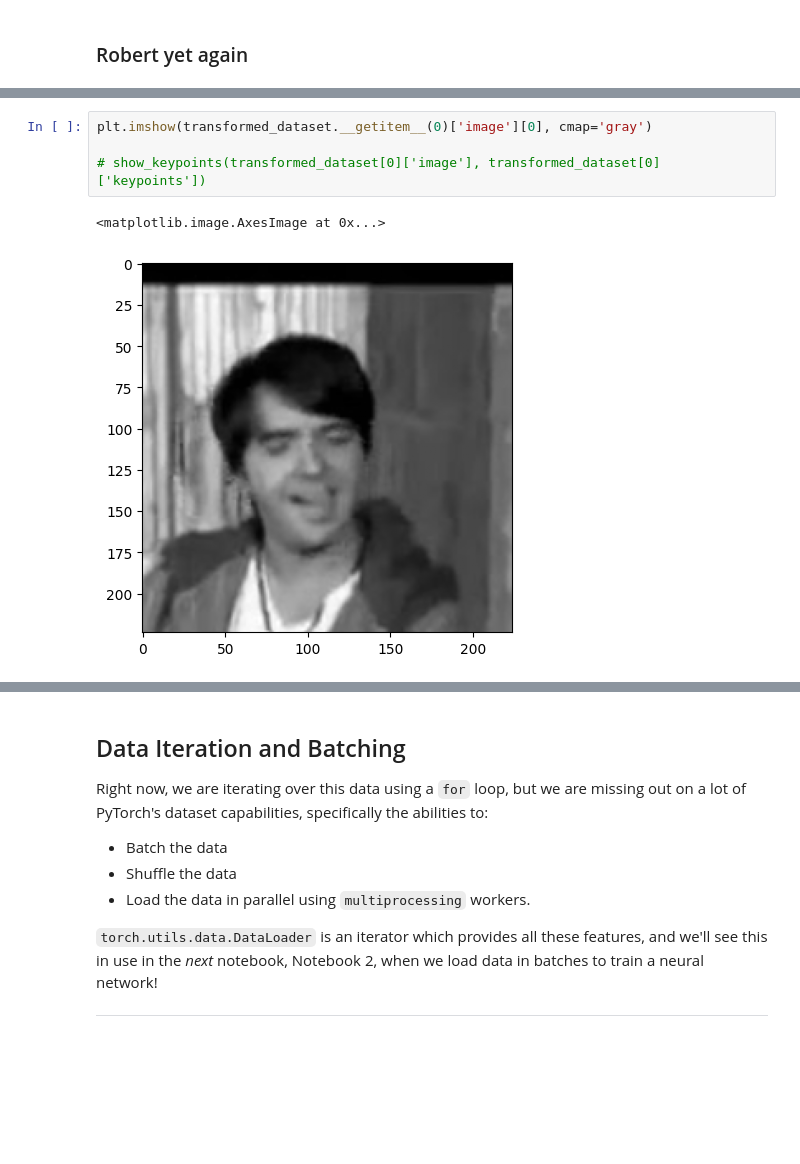
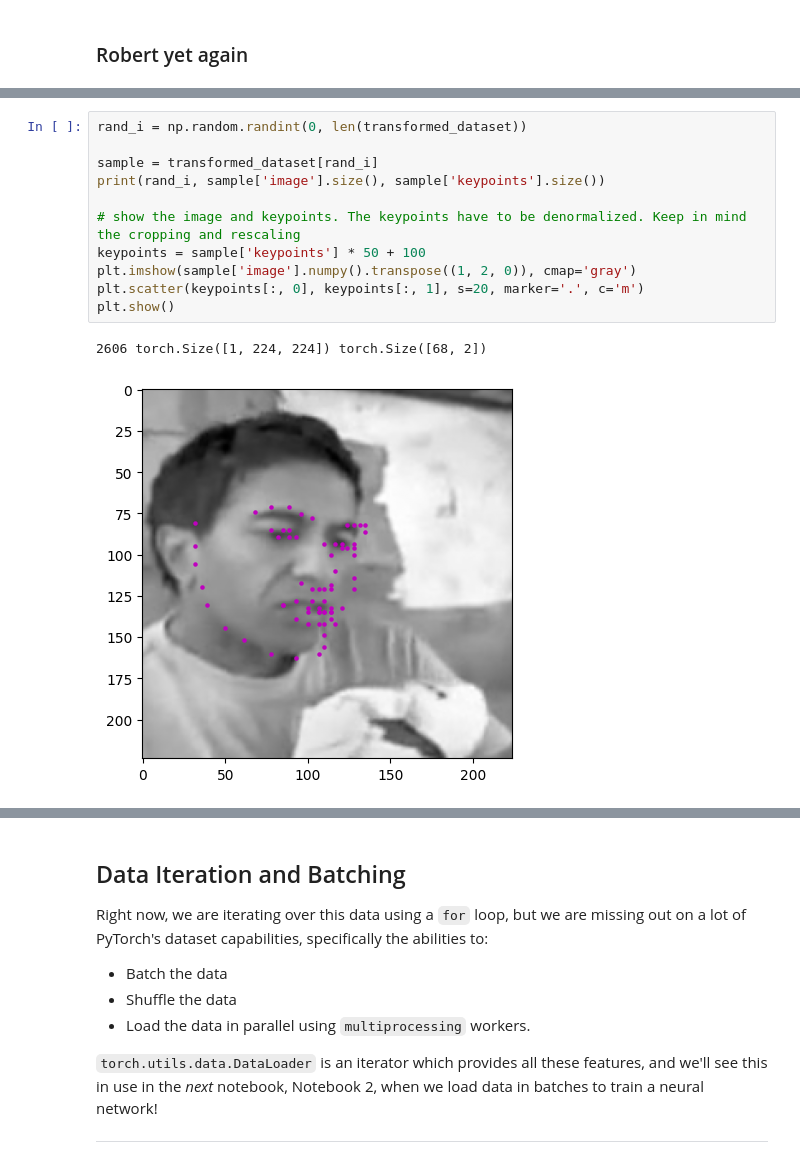
Before and after one commit to RobertIonut19/P1_Facial_Keypoints, a Jupyter notebook: 1. Load and Visualize Data.ipynb, the cells around one changed output, grey strips where cells are left out. Cells and saved outputs as stored; diff of their text form; blank space fills up the shorter version.

```diff
--- a/1. Load and Visualize Data.ipynb
+++ b/1. Load and Visualize Data.ipynb
@@ -475,7 +544,14 @@ print(transformed_dataset.__getitem__(0))
-# %%
-plt.imshow(transformed_dataset.__getitem__(0)['image'][0], cmap='gray')
-
-# show_keypoints(transformed_dataset[0]['image'], transformed_dataset[0]['keypoints'])
-# %% [output]
-<matplotlib.image.AxesImage at 0x...>
-[figure, removed]
+# %%
+rand_i = np.random.randint(0, len(transformed_dataset))
+
+sample = transformed_dataset[rand_i]
+print(rand_i, sample['image'].size(), sample['keypoints'].size())
+
+# show the image and keypoints. The keypoints have to be denormalized. Keep in mind the cropping and rescaling
+keypoints = sample['keypoints'] * 50 + 100
+plt.imshow(sample['image'].numpy().transpose((1, 2, 0)), cmap='gray')
+plt.scatter(keypoints[:, 0], keypoints[:, 1], s=20, marker='.', c='m')
+plt.show()
+# %% [output]
+2606 torch.Size([1, 224, 224]) torch.Size([68, 2])
+[figure, added]
```
Also changed, not shown: parts of 13 cells of this notebook, 3 other files.
